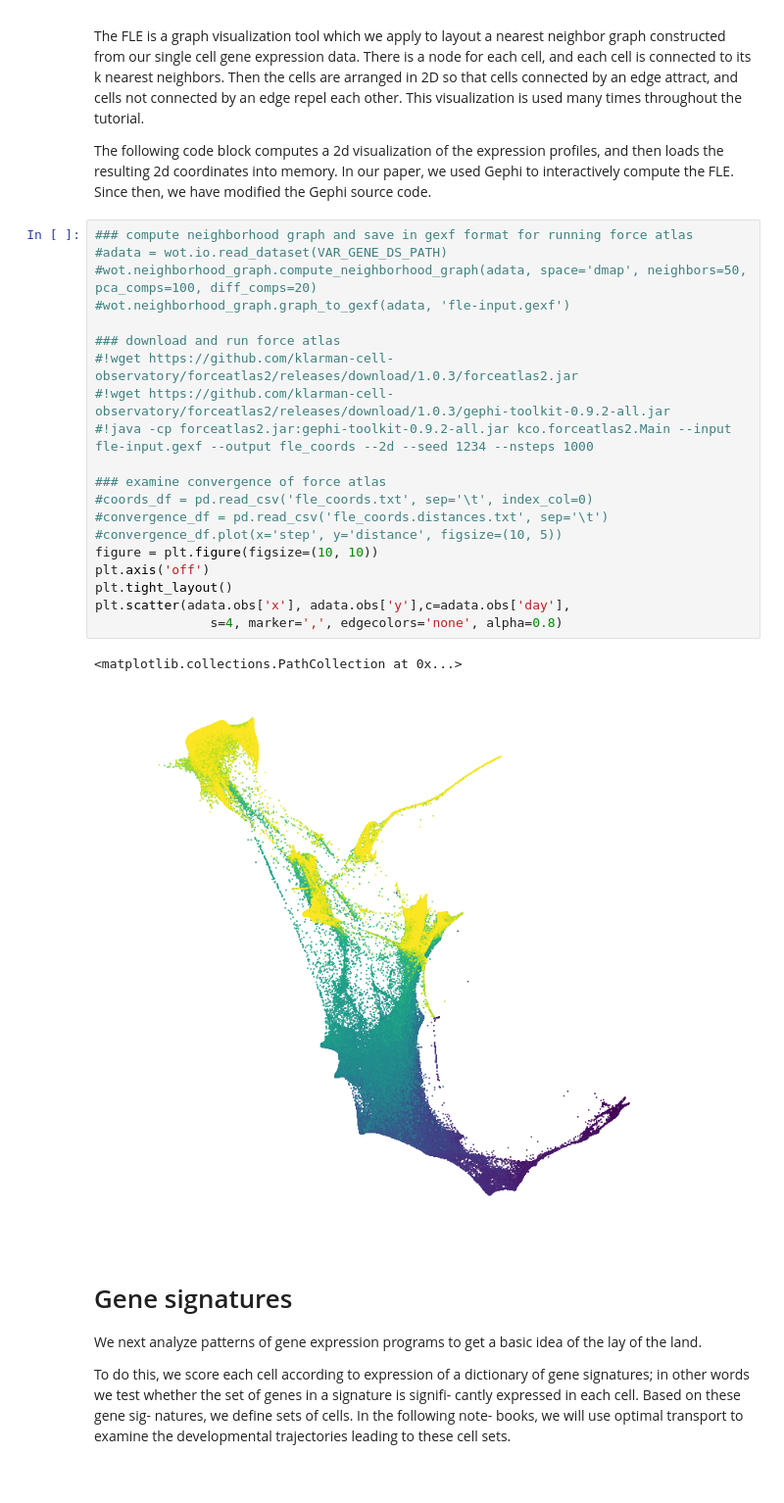
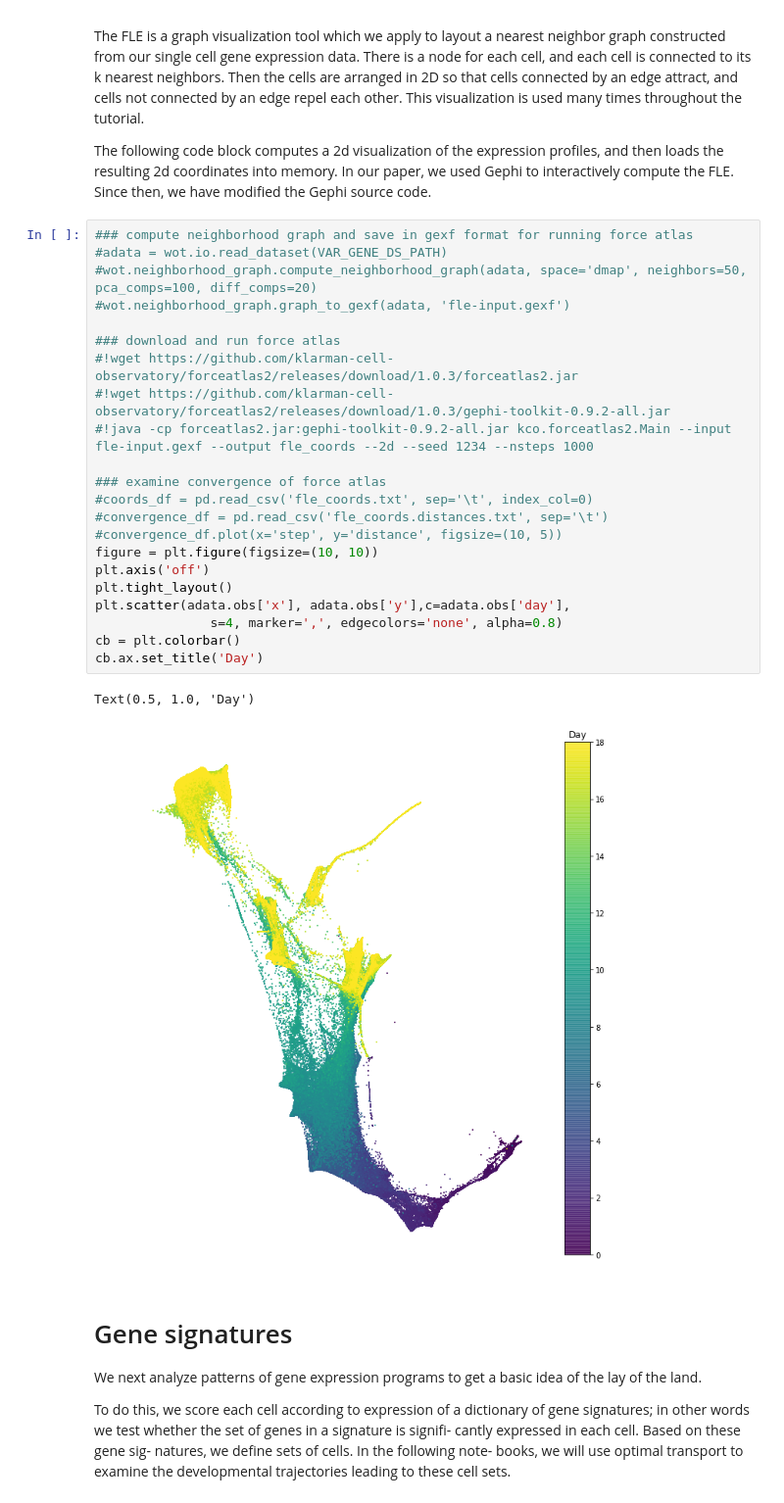
Before and after one commit to broadinstitute/wot, a Jupyter notebook: notebooks/Notebook-1-FLE-cell_sets-gene_sets.ipynb, the cells around one changed output. Shown at 98% size. Drawn from its saved outputs; the diff is of its cells as text.

Commit message:
Added colorbar

```diff
--- a/notebooks/Notebook-1-FLE-cell_sets-gene_sets.ipynb
+++ b/notebooks/Notebook-1-FLE-cell_sets-gene_sets.ipynb
@@ -33,26 +33,28 @@ The following code block computes a 2d visualization of the expression profiles,
 # %%
 ### compute neighborhood graph and save in gexf format for running force atlas
 #adata = wot.io.read_dataset(VAR_GENE_DS_PATH)
 #wot.neighborhood_graph.compute_neighborhood_graph(adata, space='dmap', neighbors=50, pca_comps=100, diff_comps=20)
 #wot.neighborhood_graph.graph_to_gexf(adata, 'fle-input.gexf')
 
 ### download and run force atlas
 #!wget https://github.com/klarman-cell-observatory/forceatlas2/releases/download/1.0.3/forceatlas2.jar
 #!wget https://github.com/klarman-cell-observatory/forceatlas2/releases/download/1.0.3/gephi-toolkit-0.9.2-all.jar
 #!java -cp forceatlas2.jar:gephi-toolkit-0.9.2-all.jar kco.forceatlas2.Main --input fle-input.gexf --output fle_coords --2d --seed 1234 --nsteps 1000
 
 ### examine convergence of force atlas
 #coords_df = pd.read_csv('fle_coords.txt', sep='\t', index_col=0)
 #convergence_df = pd.read_csv('fle_coords.distances.txt', sep='\t')
 #convergence_df.plot(x='step', y='distance', figsize=(10, 5))
 figure = plt.figure(figsize=(10, 10))
 plt.axis('off')
 plt.tight_layout()
 plt.scatter(adata.obs['x'], adata.obs['y'],c=adata.obs['day'],
                s=4, marker=',', edgecolors='none', alpha=0.8)
+cb = plt.colorbar()
+cb.ax.set_title('Day')
 # %% [output]
-<matplotlib.collections.PathCollection at 0x...>
+Text(0.5, 1.0, 'Day')
-[figure, old version]
+[figure, new version]
 # %% [markdown]
 # Gene signatures
 
```
